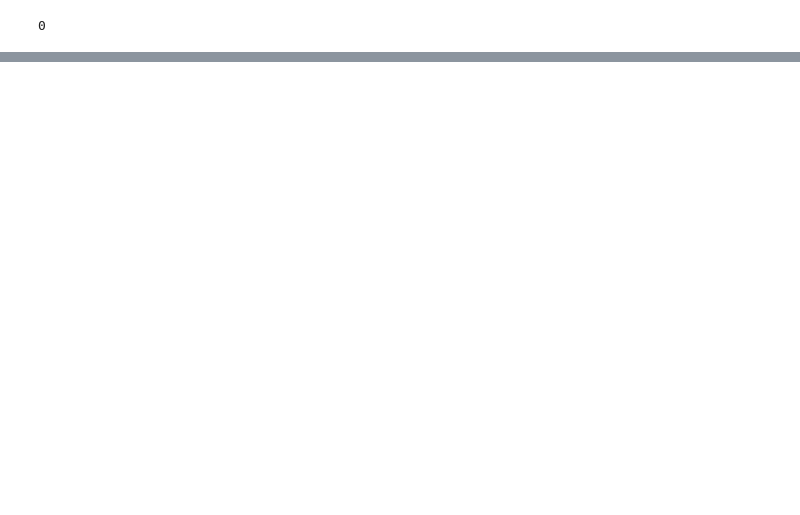
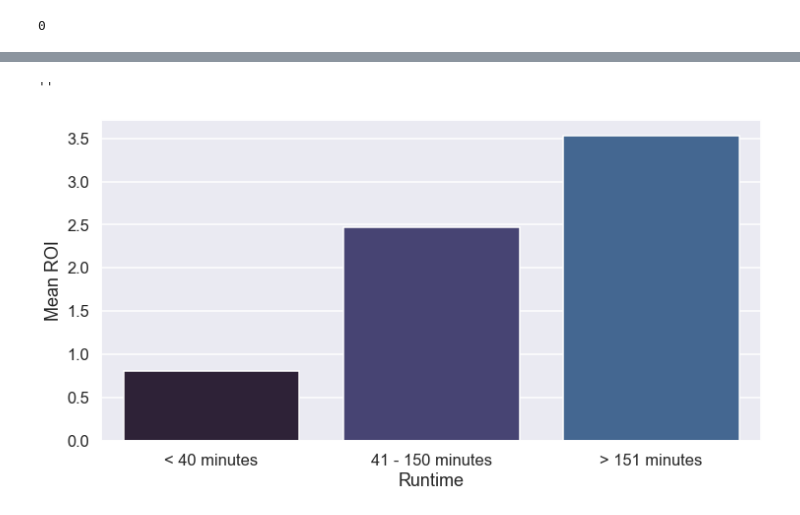
Before and after one commit to kaceyclougher/Phase-2-Project, a Jupyter notebook: KC_Analysis_Month-Season.ipynb, the cells around one changed output, grey strips where cells are left out. Cells and saved outputs as stored; diff of their text form; code cells hidden in the pictures; blank space fills up the shorter version.

```diff
--- a/KC_Analysis_Month-Season.ipynb
+++ b/KC_Analysis_Month-Season.ipynb
@@ -171,0 +347,2 @@ not statistically significant
+# %%
+runtime = df[['title','runtime', 'roi']]
@@ -171,0 +363,2 @@ not statistically significant
+# %%
+runtime = runtime.sort_values('runtime')
@@ -171,0 +386,18 @@ not statistically significant
+# %%
+# catogorize runtime into length
+
+def runtime_cat(runtime):
+    if 0.0 <= runtime <= 40.0:
+        return "Films less than 40 Minutes"
+    elif 41.0 <= runtime <= 150.0:
+        return "Films between 40 minutes and 150 minutes"
+    else:
+        return "Films longer than 150 minutes"
+# %%
+# apply and create new column
+runtime['runtime_length'] = runtime['runtime'].apply(runtime_cat)
+
+#add
+runtime.isna().sum()
+
+#runtime = runtime.dropna()
@@ -171,0 +430,24 @@ not statistically significant
+# %%
+
+#pos_roi_rt = runtime[runtime['roi'] > 0]
+
+#plot
+sns.set_style('darkgrid')
+sns.set_context('talk')
+
+plt.figure(figsize = (12,6))
+sns.barplot(x = 'runtime_length', y = 'roi', data = runtime, ci = False)
+
+plt.xlabel('Runtime')
+plt.ylabel('Mean ROI')
+
+#set x_ticks
+custom_labels = ["< 40 minutes", "41 - 150 minutes", "> 151 minutes"]
+plt.xticks(range(len(custom_labels)), custom_labels)
+
+#save
+plt.savefig('runtime_roi.jpg', dpi=300)
+;
+# %% [output]
+''
+[figure, added]
```
Also changed, not shown: parts of 68 cells of this notebook, 2 other files.
